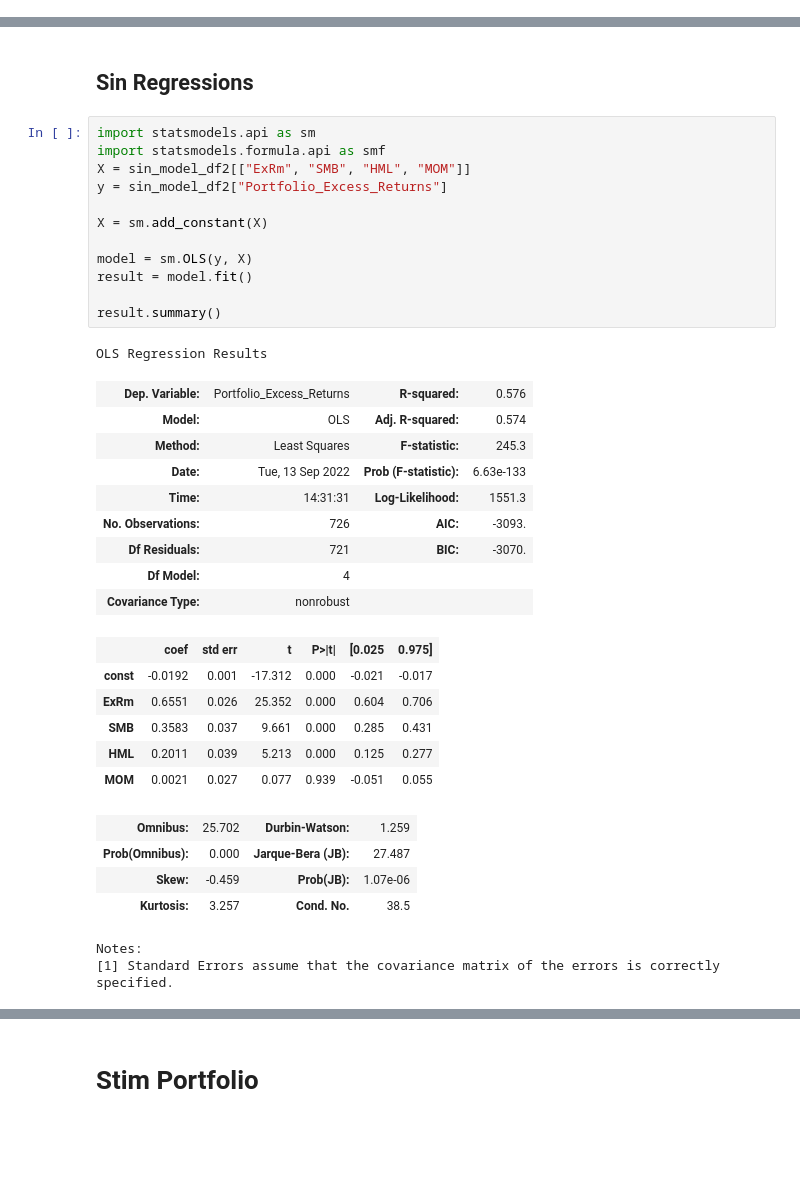
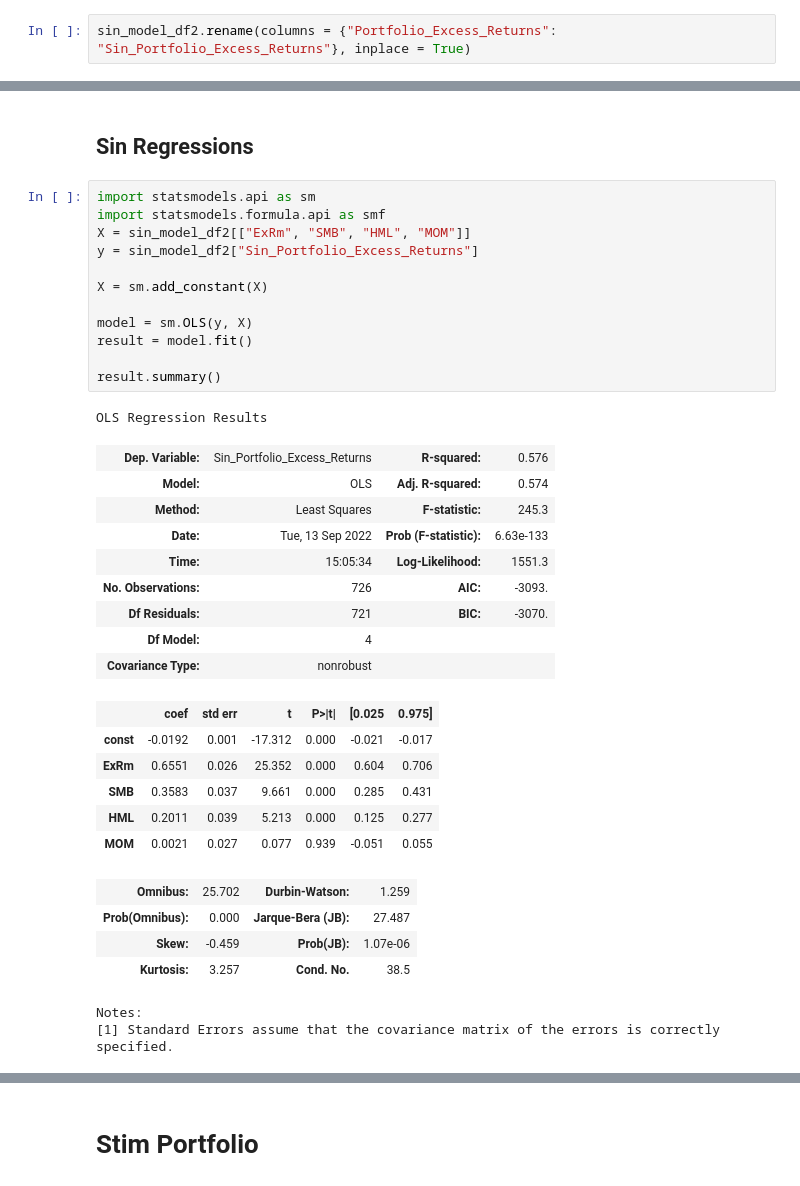
Before and after one commit to statistactics/sin-stocks, a Jupyter notebook: PORTFOLIO_AND_REGRESSIONS.ipynb, the cells around one changed output, grey strips where cells are left out. Saved outputs shown, nothing was run; the diff lists cells and outputs as text; blank space fills up the shorter version.

```diff
--- a/PORTFOLIO_AND_REGRESSIONS.ipynb
+++ b/PORTFOLIO_AND_REGRESSIONS.ipynb
@@ -275,4 +275,6 @@ sin_model_df2
 | 2022-06-30 | -0.072432 | -0.0843 | 0.0209 | -0.0597 | 0.0006 | 0.0079 | -0.073032 | 0 |
 | 2022-07-31 | 0.000632 | 0.0956 | 0.0278 | -0.0408 | 0.0008 | -0.0394 | -0.000168 | 0 |
 726 rows × 8 columns
+# %%
+sin_model_df2.rename(columns = {"Portfolio_Excess_Returns": "Sin_Portfolio_Excess_Returns"}, inplace = True)
 # %%
@@ -305,22 +307,22 @@ sin_model_df2[["Portfolio_Excess_Returns", "USREC"]].plot(secondary_y = ["USREC"
 # %%
 import statsmodels.api as sm
 import statsmodels.formula.api as smf
 X = sin_model_df2[["ExRm", "SMB", "HML", "MOM"]]
-y = sin_model_df2["Portfolio_Excess_Returns"]
+y = sin_model_df2["Sin_Portfolio_Excess_Returns"]
 
 X = sm.add_constant(X)
 
 model = sm.OLS(y, X)
 result = model.fit()
 
 result.summary()
 # %% [output]
 OLS Regression Results
-| Dep. Variable: | Portfolio_Excess_Returns | R-squared: | 0.576 |
+| Dep. Variable: | Sin_Portfolio_Excess_Returns | R-squared: | 0.576 |
 | Model: | OLS | Adj. R-squared: | 0.574 |
 | Method: | Least Squares | F-statistic: | 245.3 |
 | Date: | Tue, 13 Sep 2022 | Prob (F-statistic): | 6.63e-133 |
-| Time: | 14:31:31 | Log-Likelihood: | 1551.3 |
+| Time: | 15:05:34 | Log-Likelihood: | 1551.3 |
 | No. Observations: | 726 | AIC: | -3093. |
 | Df Residuals: | 721 | BIC: | -3070. |
 | Df Model: | 4 |  |  |
```
Also changed, not shown: parts of 12 cells of this notebook.
